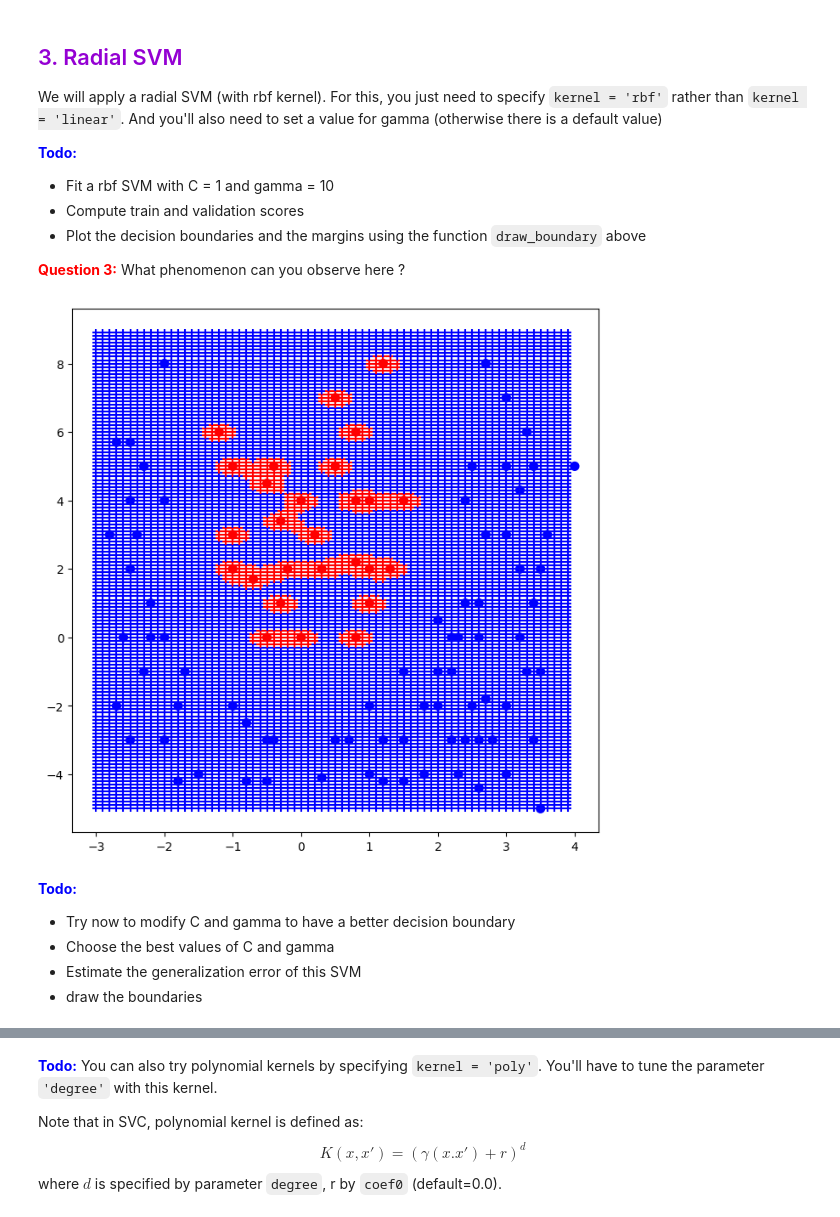
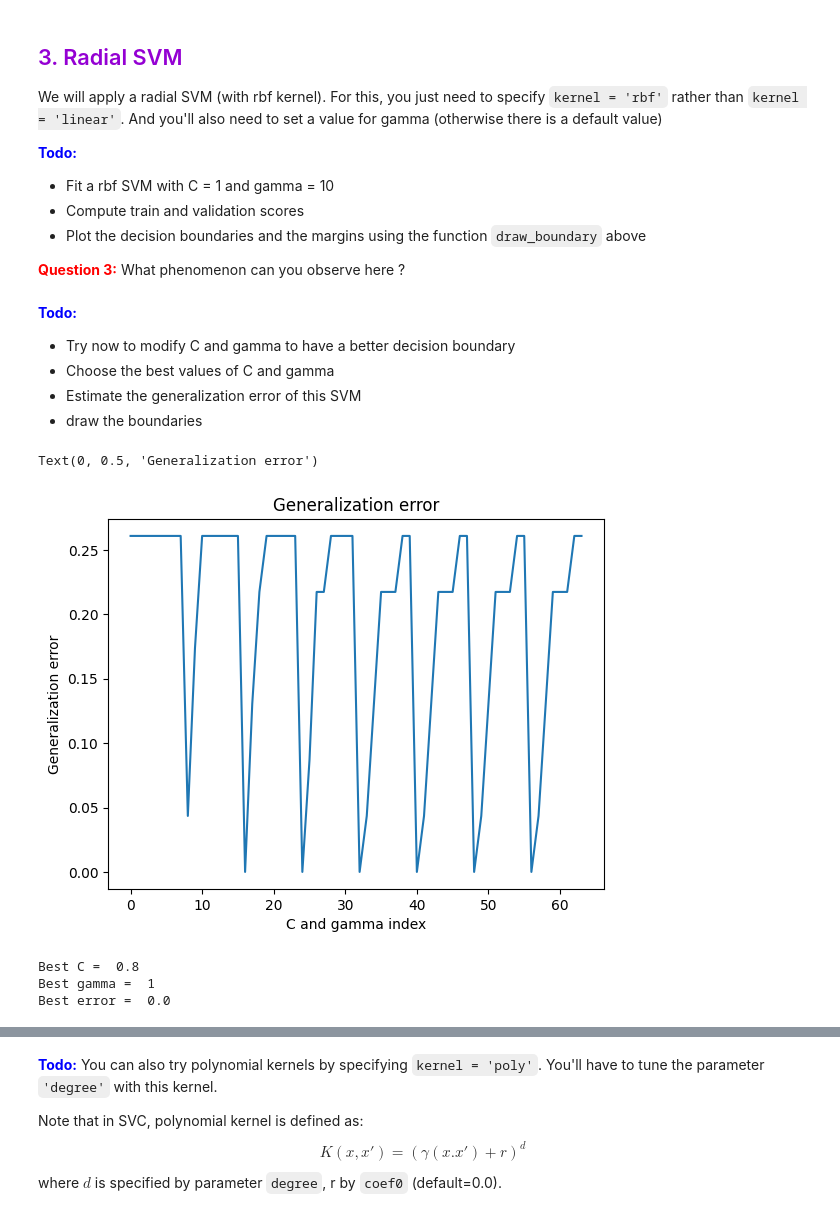
Before and after one commit to CodyAdam/TP-AA-SVM, a Jupyter notebook: TP2_SVM_student.ipynb, the cells around one changed output, grey strips where cells are left out. Cells and saved outputs as stored; diff of their text form; code cells hidden in the pictures.

```diff
--- a/TP2_SVM_student.ipynb
+++ b/TP2_SVM_student.ipynb
@@ -740,12 +530,13 @@ What phenomenon can you observe here ?
 # %%
-# TODO - Fit a radial SVM
+# Fit a radial SVM
 # Fit a rbf SVM with C = 1 and gamma = 10
-model_svm_radial = svm.SVC(C = 1, gamma=10, kernel = 'rbf')
+model_svm_radial = svm.SVC(C = 1, gamma==10, kernel = 'rbf')
 model_svm_radial.fit(X_data.iloc[:,0:2], X_data.y)
 
 #  Compute train and validation scores
-X_data, X_test = train_test_split(dataset, test_size=0.3, random_state=42)
-X_test, X_validation = train_test_split(X_test, test_size=0.5, random_state=42)
+
+# valid_score = model_svm_radial.score(X_validation.iloc[:,0:2], X_validation.y)
+print("Validation score : ", valid_score)
 # %%
 def draw_boundary(model, data, x_min, x_max, y_min, y_max):
     h = 0.1
@@ -760,8 +551,6 @@ def draw_boundary(model, data, x_min, x_max, y_min, y_max):
     fig = plt.scatter(data.iloc[:,0], data.iloc[:,1], s = 50, c = data.iloc[:,2], cmap = color_map)
 # %%
 draw_boundary(model_svm_radial, X_data, -3, 4, -5, 9)
-# %% [output]
-[figure, removed]
 # %% [markdown]
 <font color="blue">**Todo:**</font>
 - Try now to modify C and gamma to have a better decision boundary
@@ -775 +560,42 @@ draw_boundary(model_svm_radial, X_data, -3, 4, -5, 9)
+# %%
+# search for best C and gamma values using validation set
+Cs = [0.1, 0.5, 0.8, 1, 2, 10, 100, 1000]
+Gs = [1,2,4,6,8, 10, 20, 100]
+errors = []
+min_error = 1
+best_C = 0
+best_gamma = 0
+best_model = None
+for C in Cs :
+    for gamma in Gs :
+        model_svm_radial = svm.SVC(C = C, gamma=gamma, kernel = 'rbf')
+        model_svm_radial.fit(X_data.iloc[:,0:2], X_data.y)
+
+        # generalization error estimation
+        score = model_svm_radial.score(X_validation.iloc[:,0:2], X_validation.y)
+        err = 1 - score
+
+        errors.append(err)
+        if err < min_error or best_model == None :
+            min_error = err
+            best_C = C
+            best_gamma = gamma
+            best_model = model_svm_radial
+        #print("C = ", C, "gamma = ", gamma, "Validation score : ", score)
+# %%
+plt.plot(errors)
+plt.title("Generalization error")
+plt.xlabel("C and gamma index")
+plt.ylabel("Generalization error")
+# %% [output]
+Text(0, 0.5, 'Generalization error')
+[figure, added]
+# %%
+print("Best C = ", best_C)
+print("Best gamma = ", best_gamma)
+print("Best error = ", min_error)
+# %% [output]
+Best C =  0.8
+Best gamma =  1
+Best error =  0.0
 # %%
```
Also changed, not shown: parts of 35 cells of this notebook.
